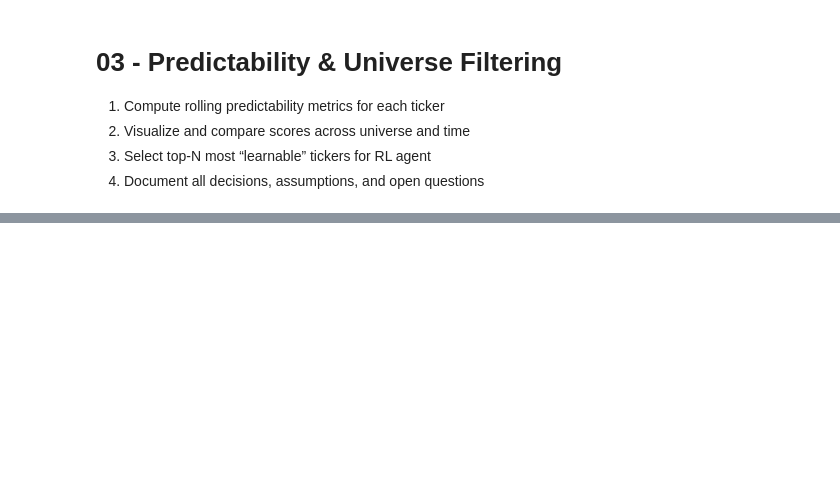
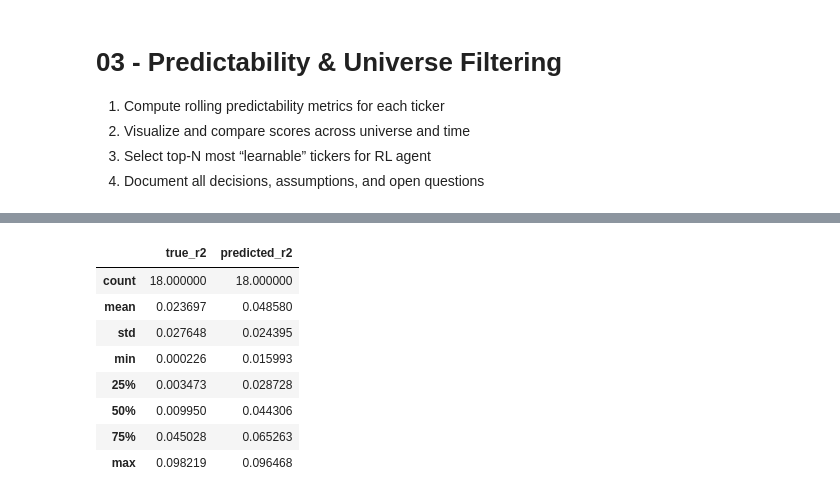
Before and after one commit to pihh/RL-Stock-Market-Masterpiece-Human-x-AI-Collab, a Jupyter notebook: notebooks/Pipelines 03 Stock universe predictability selection-Copy1.ipynb, the cells around one changed output, grey strips where cells are left out. Drawn from its saved outputs; the diff is of its cells as text; code cells hidden in the pictures; blank space fills up the shorter version.

```diff
--- a/notebooks/Pipelines 03 Stock universe predictability selection-Copy1.ipynb
+++ b/notebooks/Pipelines 03 Stock universe predictability selection-Copy1.ipynb
@@ -150,0 +80,12 @@ plot_metric_across_studies("sharpe")
+# %%
+result_df.describe()
+# %% [output]
+|  | true_r2 | predicted_r2 |
+| count | 18.000000 | 18.000000 |
+| mean | 0.023697 | 0.048580 |
+| std | 0.027648 | 0.024395 |
+| min | 0.000226 | 0.015993 |
+| 25% | 0.003473 | 0.028728 |
+| 50% | 0.009950 | 0.044306 |
+| 75% | 0.045028 | 0.065263 |
+| max | 0.098219 | 0.096468 |
```
Also changed, not shown: parts of 24 cells of this notebook, 7 other files.
